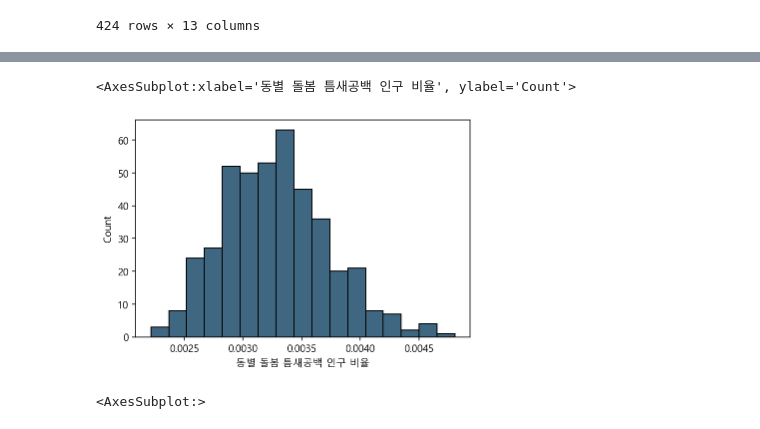
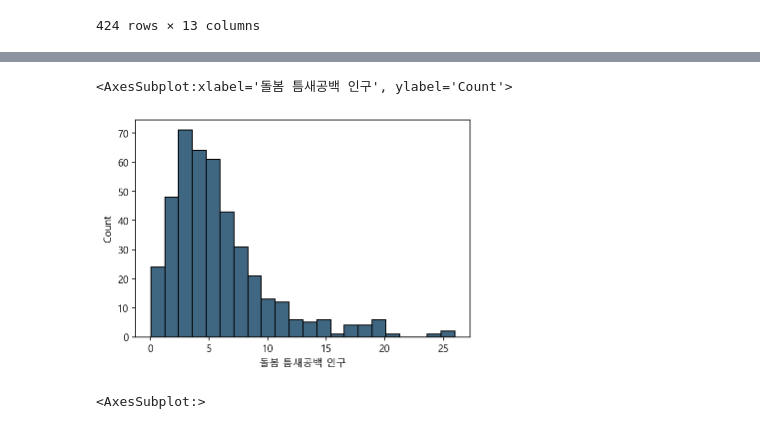
Before and after one commit to gyuholee94/seoul_contest, a Jupyter notebook: 규호_최종틈새지수.ipynb, the cells around one changed output, grey strips where cells are left out. Cells and saved outputs as stored; diff of their text form; code cells hidden in the pictures.

```diff
--- a/규호_최종틈새지수.ipynb
+++ b/규호_최종틈새지수.ipynb
@@ -545,8 +564,8 @@ final_df
 # %%
-sns.histplot(final_df['동별 돌봄 틈새공백 인구 비율'], color='#003458')
+sns.histplot(final_df['돌봄 틈새공백 인구'], color='#003458')
 # %% [output]
-<AxesSubplot:xlabel='동별 돌봄 틈새공백 인구 비율', ylabel='Count'>
+<AxesSubplot:xlabel='돌봄 틈새공백 인구', ylabel='Count'>
-[figure, old version]
+[figure, new version]
 # %%
 final_df['돌봄 틈새공백 인구'].hist(bins=100)
 # %% [output]
```
Also changed, not shown: parts of 2 cells of this notebook.
